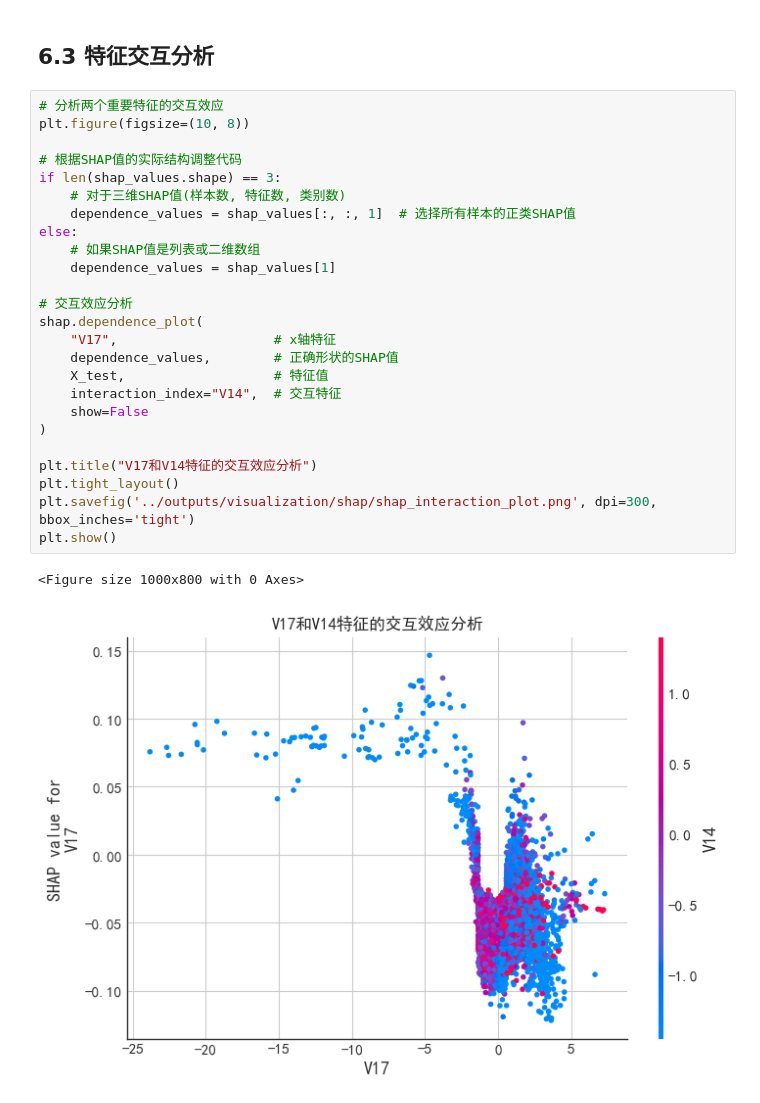
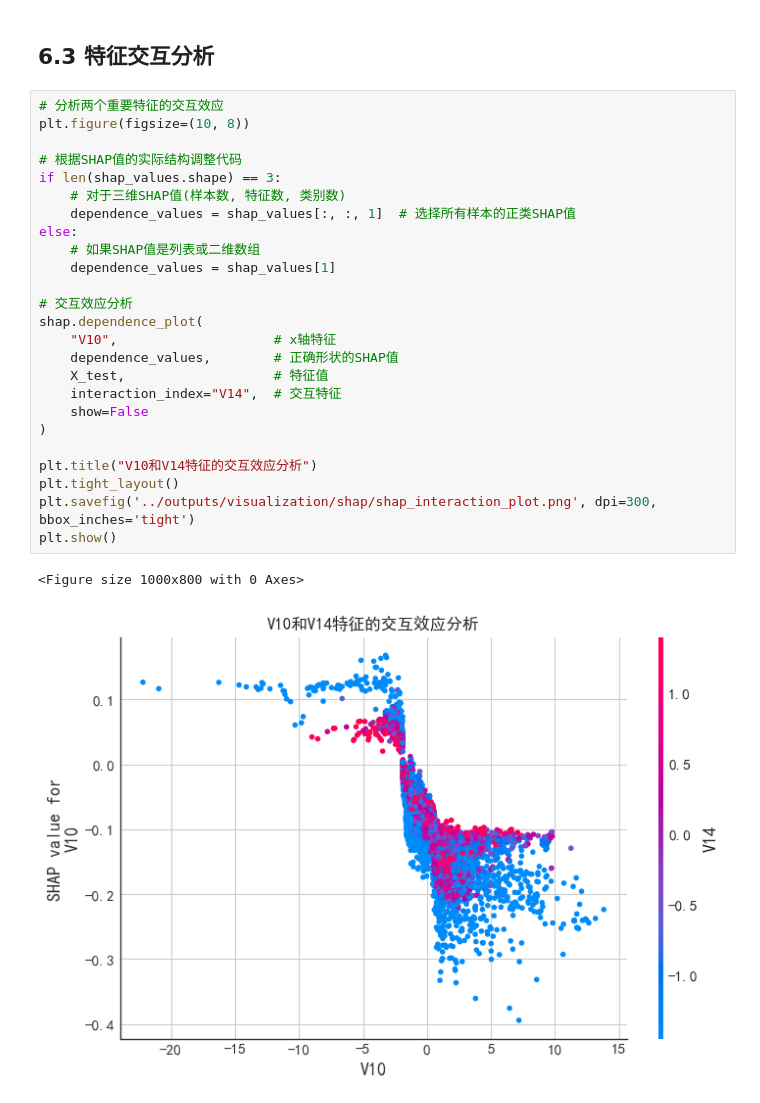
Before and after one commit to PinmogeJoshua/CreditCardFraudDetection, a Jupyter notebook: notebooks/stacking.ipynb, the cells around one changed output. Saved outputs shown, nothing was run; the diff lists cells and outputs as text.

```diff
--- a/notebooks/stacking.ipynb
+++ b/notebooks/stacking.ipynb
@@ -800,28 +800,28 @@ Expected value: [0.50001475 0.49998525]
 # %%
 # 分析两个重要特征的交互效应
 plt.figure(figsize=(10, 8))
 
 # 根据SHAP值的实际结构调整代码
 if len(shap_values.shape) == 3:
     # 对于三维SHAP值(样本数, 特征数, 类别数)
     dependence_values = shap_values[:, :, 1]  # 选择所有样本的正类SHAP值
 else:
     # 如果SHAP值是列表或二维数组
     dependence_values = shap_values[1]
 
 # 交互效应分析
 shap.dependence_plot(
-    "V17",                    # x轴特征
+    "V10",                    # x轴特征
     dependence_values,        # 正确形状的SHAP值
     X_test,                   # 特征值
     interaction_index="V14",  # 交互特征
     show=False
 )
 
-plt.title("V17和V14特征的交互效应分析")
+plt.title("V10和V14特征的交互效应分析")
 plt.tight_layout()
 plt.savefig('../outputs/visualization/shap/shap_interaction_plot.png', dpi=300, bbox_inches='tight')
 plt.show()
 # %% [output]
 <Figure size 1000x800 with 0 Axes>
-[figure, old version]
+[figure, new version]
```
Also changed, not shown: parts of 1 cell of this notebook, 3 other files.
